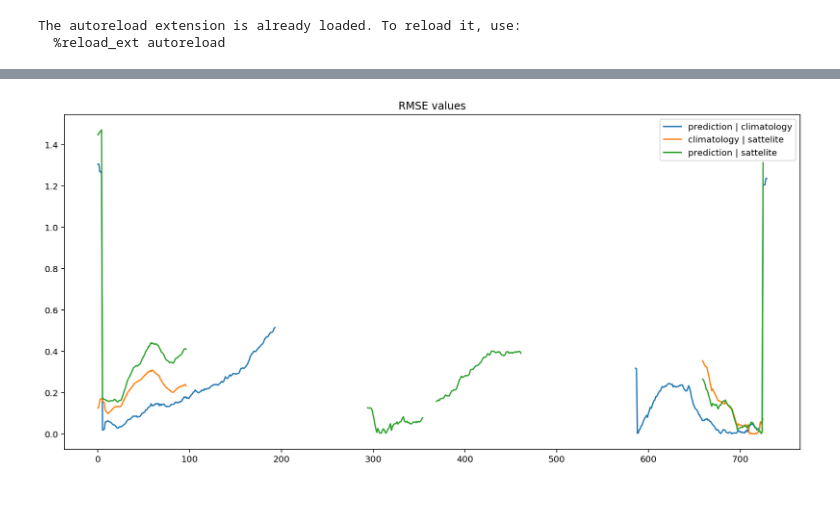
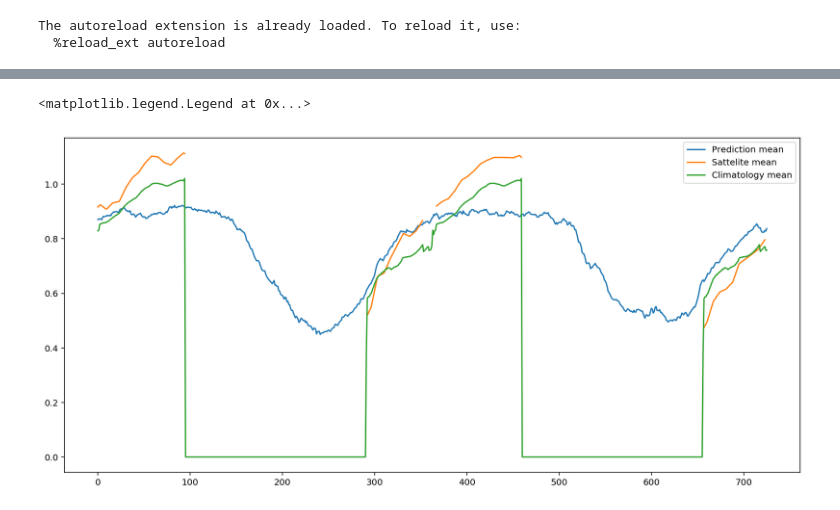
Before and after one commit to idrigo/arctic_ddmodeling, a Jupyter notebook: notebooks/spatial_multivar.ipynb, the cells around one changed output, grey strips where cells are left out. Saved outputs shown, nothing was run; the diff lists cells and outputs as text; code cells hidden in the pictures.

```diff
--- a/notebooks/spatial_multivar.ipynb
+++ b/notebooks/spatial_multivar.ipynb
@@ -106,0 +78,30 @@ rmse_data_sattelite = rmse3d(data, sattelite)
+# %%
+nrow=1
+mean = np.load('data/mean_thick_2010-2015.npy')
+mean[np.isnan(mean)] = 0
+for tstep in range(2, np.shape(data_arr)[0]-2):
+    ndata = interp(data_arr[tstep,:,:], ref[tstep,:,:])
+    ndata = np.ma.masked_array(ndata, mask = mask)
+
+    try:
+        mean2d = mean[tstep,:,:]
+    except IndexError:
+        mean2d = mean[tstep-365,:,:]
+    mean2d = np.ma.masked_array(mean2d, mask = mask)
+    ref_field = np.ma.masked_array(ref[tstep,:,:], mask = mask)
+
+    mse_data_ref.append(mse(ndata, ref_field))
+    mse_mean_ref.append(mse(mean2d, ref_field))
+
+    mean_data.append(np.nanmean(ndata))
+    mean_ref.append(np.nanmean(ref_field))
+    mean_mean.append(np.nanmean(mean2d))
+
+
+    if tstep%100==0:
+        plt.subplot(nrow, 1, nrow)
+        plot(ndata, ref_field, mean2d)
+        nrow+=1
+
+mean_ref=np.array(mean_ref)
+mean_ref[mean_ref==0] = np.nan
@@ -107,9 +116,10 @@ rmse_data_sattelite = rmse3d(data, sattelite)
 # %%
-plt.plot(rmse_data_climatology, label='prediction | climatology')
-plt.plot(rmse_climatology_sattelite, label='climatology | sattelite')
-plt.plot(rmse_data_sattelite, label='prediction | sattelite')
-plt.title('RMSE values')
+plt.plot(mean_data, label = 'Prediction mean')
+plt.plot(mean_ref, label = 'Sattelite mean')
+plt.plot(mean_mean, label = 'Climatology mean')
+
+#plt.set_ylabel('Mean thickness')
 plt.legend()
-plt.show()
 # %% [output]
+<matplotlib.legend.Legend at 0x...>
-[figure, old version]
+[figure, new version]
```
Also changed, not shown: parts of 14 cells of this notebook, 24 other files.
